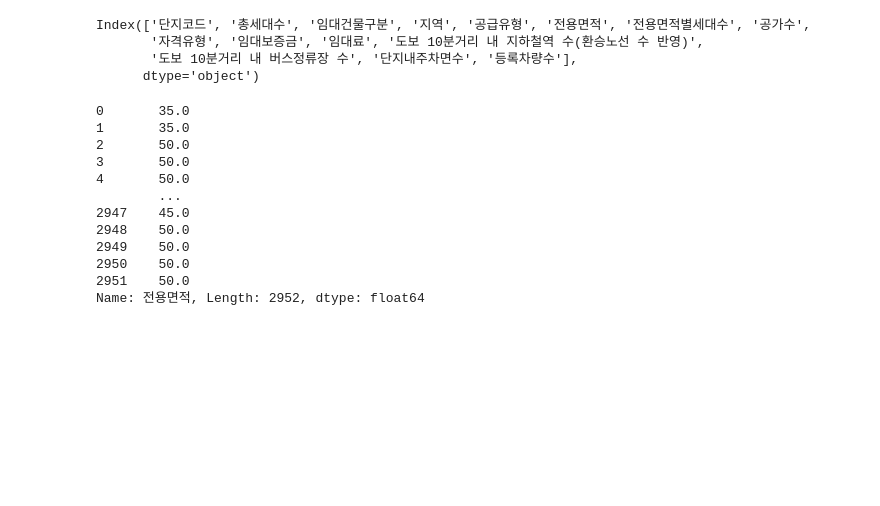
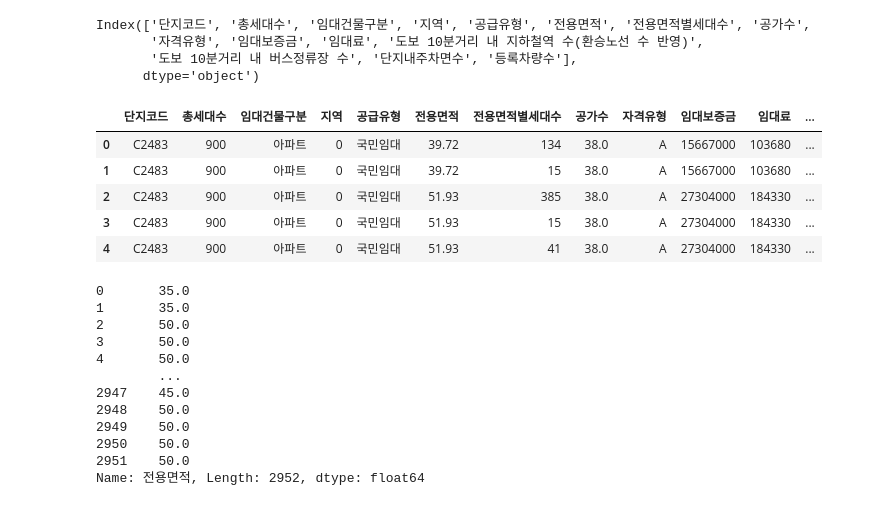
Before and after one commit to lapis423/july-dacon, a Jupyter notebook: baseline-code.ipynb, the cells around one changed output. Saved outputs shown, nothing was run; the diff lists cells and outputs as text; code cells hidden in the pictures; blank space fills up the shorter version.

```diff
--- a/baseline-code.ipynb
+++ b/baseline-code.ipynb
@@ -85,6 +85,15 @@ for i, loc in enumerate(train['지역'].unique()):
     local_map[loc]=i
 train['지역']=train['지역'].map(local_map)
 test['지역']=test['지역'].map(local_map)
+# %%
+train.head()
+# %% [output]
+|  | 단지코드 | 총세대수 | 임대건물구분 | 지역 | 공급유형 | 전용면적 | 전용면적별세대수 | 공가수 | 자격유형 | 임대보증금 | 임대료 | ... |
+| 0 | C2483 | 900 | 아파트 | 0 | 국민임대 | 39.72 | 134 | 38.0 | A | 15667000 | 103680 | ... |
+| 1 | C2483 | 900 | 아파트 | 0 | 국민임대 | 39.72 | 15 | 38.0 | A | 15667000 | 103680 | ... |
+| 2 | C2483 | 900 | 아파트 | 0 | 국민임대 | 51.93 | 385 | 38.0 | A | 27304000 | 184330 | ... |
+| 3 | C2483 | 900 | 아파트 | 0 | 국민임대 | 51.93 | 15 | 38.0 | A | 27304000 | 184330 | ... |
+| 4 | C2483 | 900 | 아파트 | 0 | 국민임대 | 51.93 | 41 | 38.0 | A | 27304000 | 184330 | ... |
 # %%
 train['전용면적']=train['전용면적']//5*5
 test['전용면적']=test['전용면적']//5*5
```
Also changed, not shown: 4 other files.
